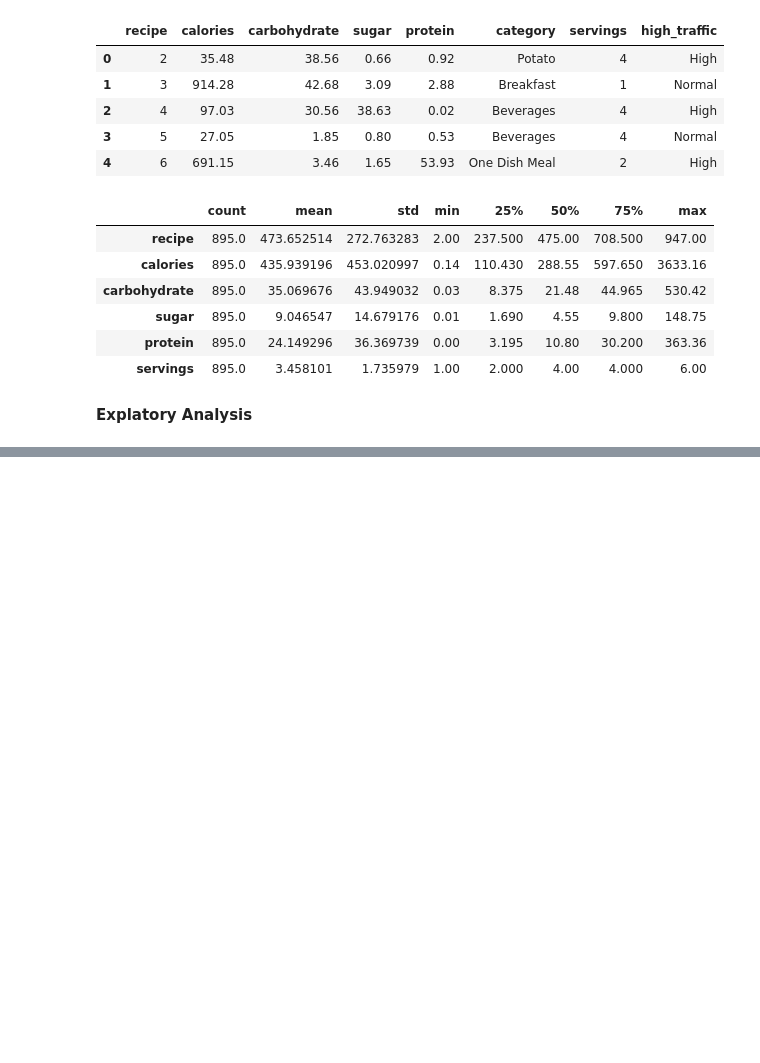
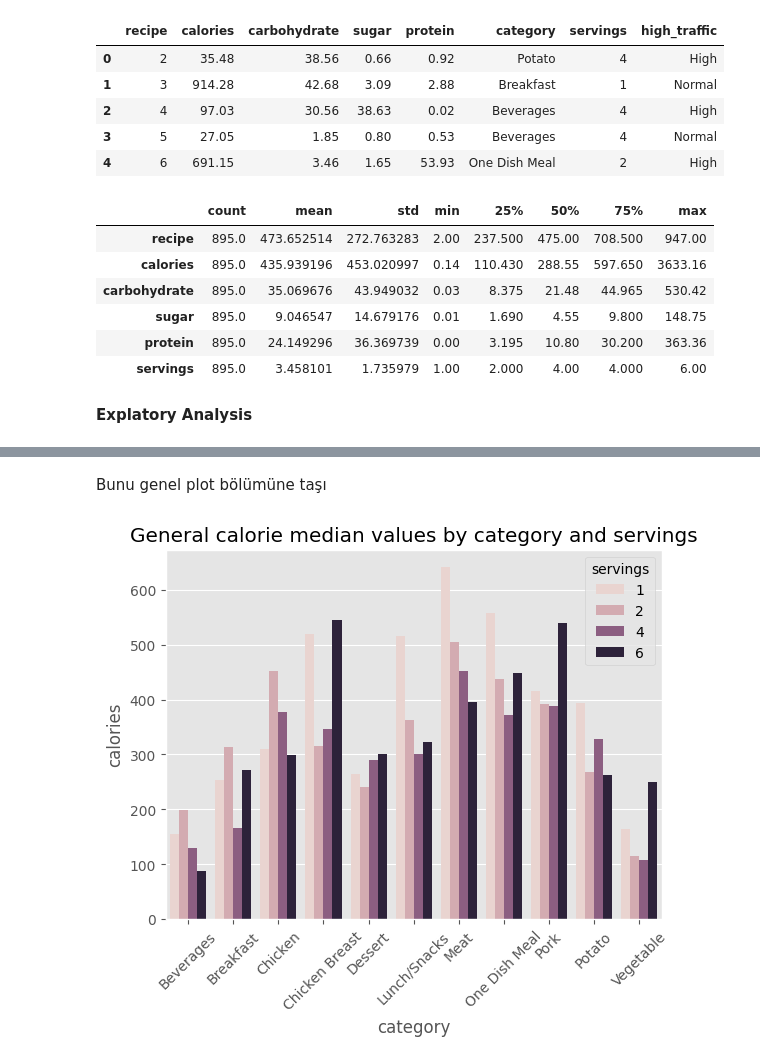
Before and after one commit to kntvrl/predicting_high_traffic_recipes_project, a Jupyter notebook: recipe.ipynb, the cells around one changed output, grey strips where cells are left out. Saved outputs shown, nothing was run; the diff lists cells and outputs as text; code cells hidden in the pictures; blank space fills up the shorter version.

```diff
--- a/recipe.ipynb
+++ b/recipe.ipynb
@@ -354,0 +504,2 @@ df.describe().T
+# %%
+df.loc[(df["protein"] > up_limit), "protein"] = up_limit
@@ -354,0 +529,3 @@ df.describe().T
+# %%
+low_limit, up_limit = outlier_thresholds(df,"calories")
+df[(df["calories"] < low_limit) | (df["calories"] > up_limit)].shape
@@ -354,0 +534,3 @@ df.describe().T
+# %%
+# outliers capped to the upper limit
+df.loc[(df["calories"] > up_limit), "calories"] = up_limit
@@ -354,0 +560,9 @@ df.describe().T
+# %%
+# new calories_with_fat_is_1 varible is created for cap the inconsistent variables below the 20 calorie. fat value assumed 1 for every variable.
+df["calories_with_fat_is_1"] = (df["protein"] * 4) + (df["sugar"] * 4) + (df["carbohydrate"] * 4) + 9
+# calorie values filtered as lower than calories_with_fat_is_1 and lower than 20 calorie value
+filtered_df = df[(df["calories"] < df["calories_with_fat_is_1"]) & (df["calories"] <= 20)]
+# new calculated values overwrited on calories that below the 20
+df.loc[filtered_df.index, "calories"] = filtered_df["calories_with_fat_is_1"]
+# finally i dropped the calculated column
+df.drop("calories_with_fat_is_1",axis=1,inplace=True)
@@ -354,0 +578,10 @@ df.describe().T
+# %% [markdown]
+Bunu genel plot bölümüne taşı
+# %%
+category_serving_group_by_calories = df.groupby(['category','servings'])['calories'].median().reset_index()
+sns.barplot(x= 'category', y='calories',hue='servings', data=category_serving_group_by_calories)
+plt.title("General calorie median values by category and servings")
+plt.xticks(rotation=45)
+plt.show()
+# %% [output]
+[figure, added]
```
Also changed, not shown: parts of 34 cells of this notebook, 1 other file.
